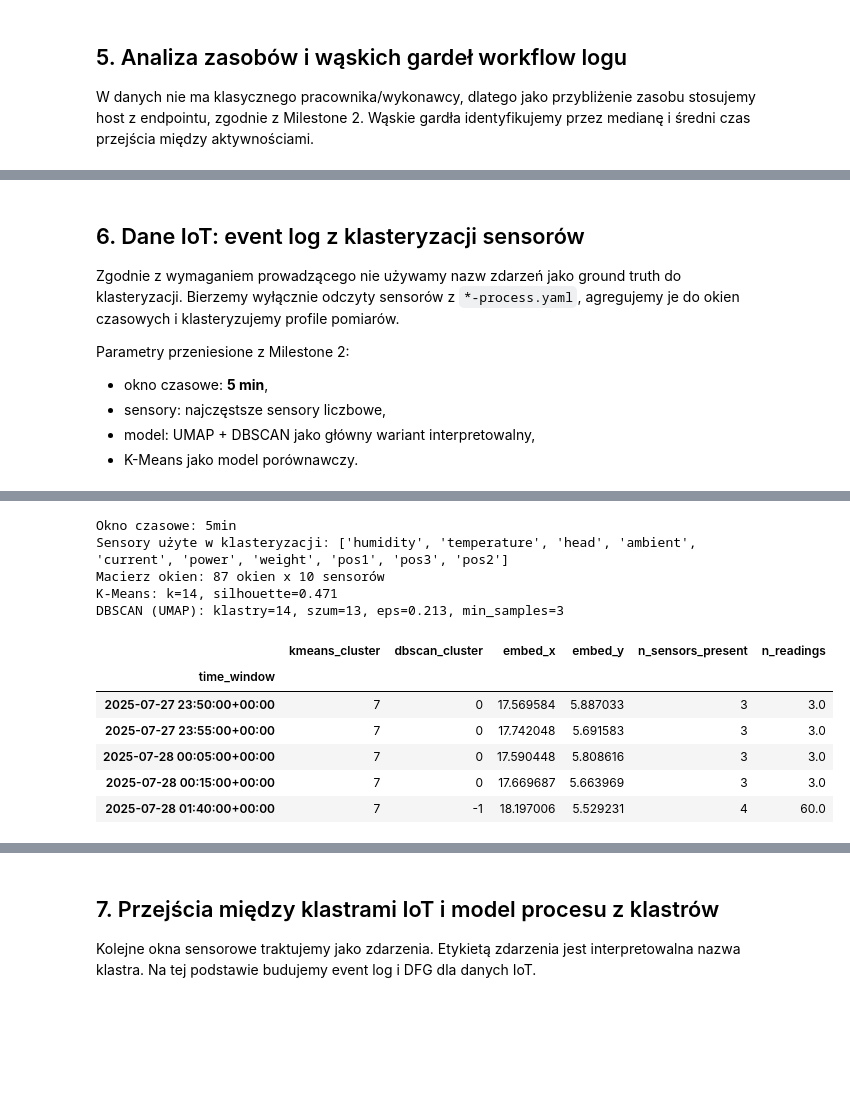
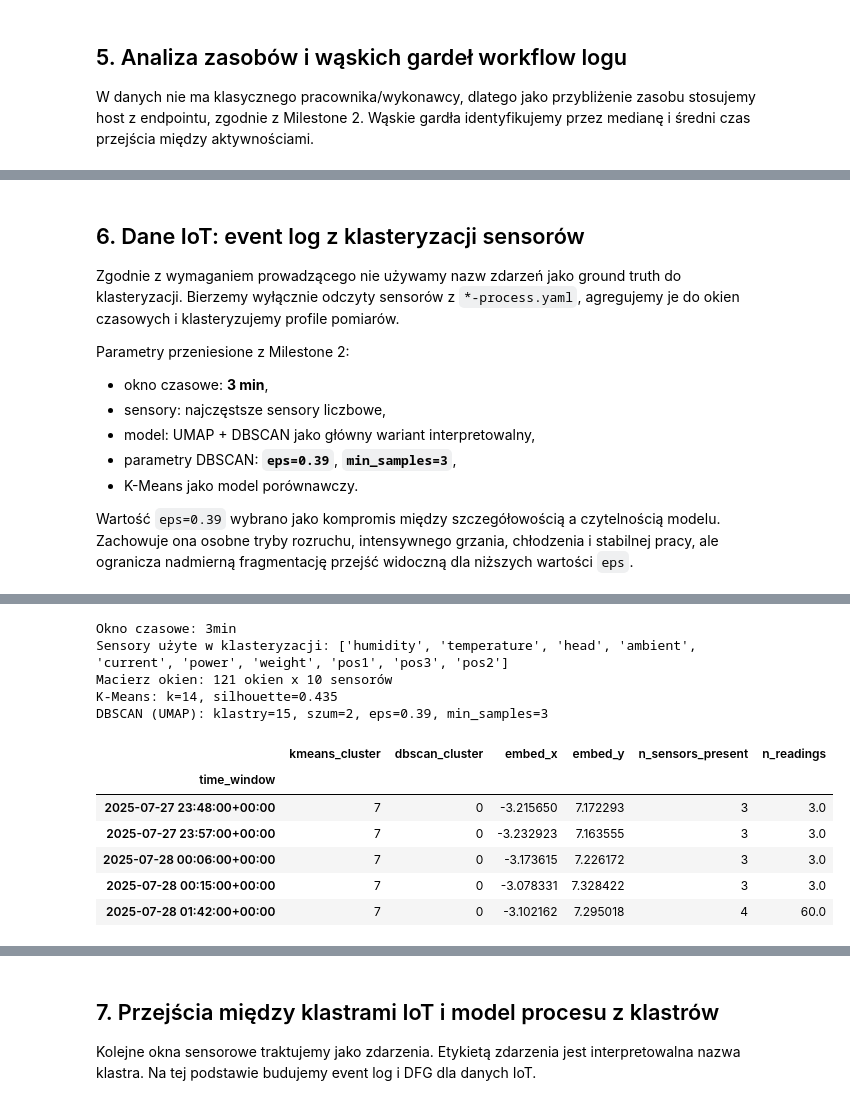
Before and after one commit to midusza04/MAPB, a Jupyter notebook: milestone3_cotton_candy.ipynb, the cells around one changed output, grey strips where cells are left out. Saved outputs shown, nothing was run; the diff lists cells and outputs as text; code cells hidden in the pictures; blank space fills up the shorter version.

```diff
--- a/milestone3_cotton_candy.ipynb
+++ b/milestone3_cotton_candy.ipynb
@@ -623,10 +623,13 @@ Potencjalne wąskie gardła - częste przejścia o największej medianie czasu:
 Zgodnie z wymaganiem prowadzącego nie używamy nazw zdarzeń jako ground truth do klasteryzacji. Bierzemy wyłącznie odczyty sensorów z `*-process.yaml`, agregujemy je do okien czasowych i klasteryzujemy profile pomiarów.
 
 Parametry przeniesione z Milestone 2:
-- okno czasowe: **5 min**,
+- okno czasowe: **3 min**,
 - sensory: najczęstsze sensory liczbowe,
 - model: UMAP + DBSCAN jako główny wariant interpretowalny,
+- parametry DBSCAN: **`eps=0.39`**, **`min_samples=3`**,
 - K-Means jako model porównawczy.
+
+Wartość `eps=0.39` wybrano jako kompromis między szczegółowością a czytelnością modelu. Zachowuje ona osobne tryby rozruchu, intensywnego grzania, chłodzenia i stabilnej pracy, ale ogranicza nadmierną fragmentację przejść widoczną dla niższych wartości `eps`.
 # %%
 def find_stream_points(node, context=None):
     """Rekurencyjnie wyciąga punkty sensorowe ze struktur stream:datastream."""
@@ -729,7 +732,8 @@ Name: count, dtype: int64
 | 3 | batch-0/0-0-process.yaml | batch-0 | ac539644-d15f-47cb-be72-619ec2fb73eb | NaN | None | sensors | temperature | ... |
 | 4 | batch-0/0-0-process.yaml | batch-0 | ac539644-d15f-47cb-be72-619ec2fb73eb | NaN | None | sensors | head | ... |
 # %%
-WINDOW_SIZE = "5min"
+WINDOW_SIZE = "3min"
+DBSCAN_EPS = 0.39
 MIN_SENSORS_PER_WINDOW = 2
 TOP_N_SENSORS = 10
 
@@ -786,45 +790,45 @@ for k in k_candidates:
     k_scores.append((k, score))
 best_k, best_score = max(k_scores, key=lambda x: x[1])
 kmeans_labels = KMeans(n_clusters=best_k, random_state=42, n_init=20).fit_predict(X_scaled)
 
-# DBSCAN: parametry z Milestone 2; dla PCA fallback nadal działają jako punkt startowy.
-dbscan = DBSCAN(eps=0.32, min_samples=3)
+# DBSCAN: zaktualizowane parametry z Milestone 2; dla PCA fallback nadal działają jako punkt startowy.
+dbscan = DBSCAN(eps=DBSCAN_EPS, min_samples=3)
 dbscan_labels = dbscan.fit_predict(X_embedding)
 
 n_db_clusters = len(set(dbscan_labels)) - (1 if -1 in set(dbscan_labels) else 0)
 n_db_noise = int((dbscan_labels == -1).sum())
 
 df_sensor_windows = pd.DataFrame({
     "time_window": X_window.index,
     "kmeans_cluster": kmeans_labels,
     "dbscan_cluster": dbscan_labels,
     "embed_x": X_embedding[:, 0],
     "embed_y": X_embedding[:, 1],
     "n_sensors_present": sensors_present.reindex(X_window.index).values,
     "n_readings": readings_per_window.reindex(X_window.index).values,
 }).set_index("time_window")
 
 print(f"Okno czasowe: {WINDOW_SIZE}")
 print(f"Sensory użyte w klasteryzacji: {top_sensors_window}")
 print(f"Macierz okien: {X_window.shape[0]} okien x {X_window.shape[1]} sensorów")
 print(f"K-Means: k={best_k}, silhouette={best_score:.3f}")
-print(f"DBSCAN ({embedding_name}): klastry={n_db_clusters}, szum={n_db_noise}, eps=0.213, min_samples=3")
+print(f"DBSCAN ({embedding_name}): klastry={n_db_clusters}, szum={n_db_noise}, eps={DBSCAN_EPS}, min_samples=3")
 
 display(df_sensor_windows.head())
 df_sensor_windows.reset_index().to_csv(REPORT_DIR / "m3_iot_clustered_windows.csv", index=False)
 # %% [output]
-Okno czasowe: 5min
+Okno czasowe: 3min
 Sensory użyte w klasteryzacji: ['humidity', 'temperature', 'head', 'ambient', 'current', 'power', 'weight', 'pos1', 'pos3', 'pos2']
-Macierz okien: 87 okien x 10 sensorów
-K-Means: k=14, silhouette=0.471
-DBSCAN (UMAP): klastry=14, szum=13, eps=0.213, min_samples=3
+Macierz okien: 121 okien x 10 sensorów
+K-Means: k=14, silhouette=0.435
+DBSCAN (UMAP): klastry=15, szum=2, eps=0.39, min_samples=3
 |  | kmeans_cluster | dbscan_cluster | embed_x | embed_y | n_sensors_present | n_readings |
 | time_window |  |  |  |  |  |  |
-| 2025-07-27 23:50:00+00:00 | 7 | 0 | 17.569584 | 5.887033 | 3 | 3.0 |
-| 2025-07-27 23:55:00+00:00 | 7 | 0 | 17.742048 | 5.691583 | 3 | 3.0 |
-| 2025-07-28 00:05:00+00:00 | 7 | 0 | 17.590448 | 5.808616 | 3 | 3.0 |
-| 2025-07-28 00:15:00+00:00 | 7 | 0 | 17.669687 | 5.663969 | 3 | 3.0 |
-| 2025-07-28 01:40:00+00:00 | 7 | -1 | 18.197006 | 5.529231 | 4 | 60.0 |
+| 2025-07-27 23:48:00+00:00 | 7 | 0 | -3.215650 | 7.172293 | 3 | 3.0 |
+| 2025-07-27 23:57:00+00:00 | 7 | 0 | -3.232923 | 7.163555 | 3 | 3.0 |
+| 2025-07-28 00:06:00+00:00 | 7 | 0 | -3.173615 | 7.226172 | 3 | 3.0 |
+| 2025-07-28 00:15:00+00:00 | 7 | 0 | -3.078331 | 7.328422 | 3 | 3.0 |
+| 2025-07-28 01:42:00+00:00 | 7 | 0 | -3.102162 | 7.295018 | 4 | 60.0 |
 # %%
 # Występowanie klastrów w czasie
 fig, axes = plt.subplots(1, 2, figsize=(15, 5))
```
Also changed, not shown: parts of 8 cells of this notebook, 18 other files.
